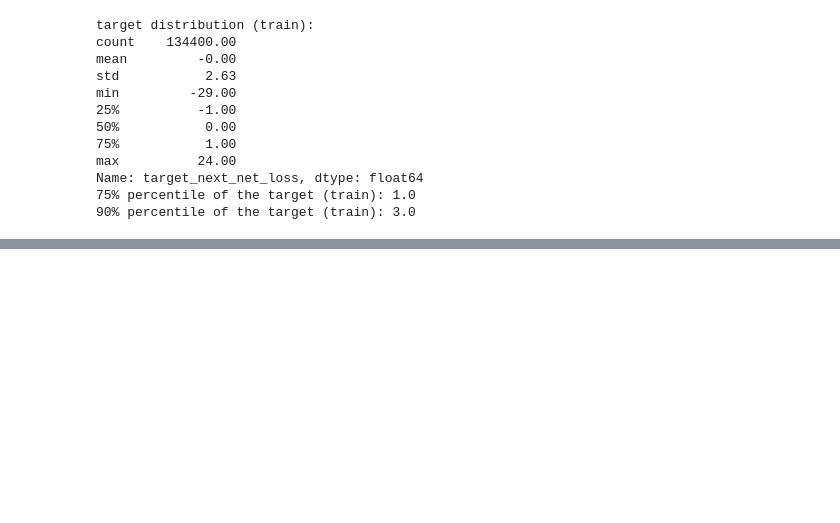
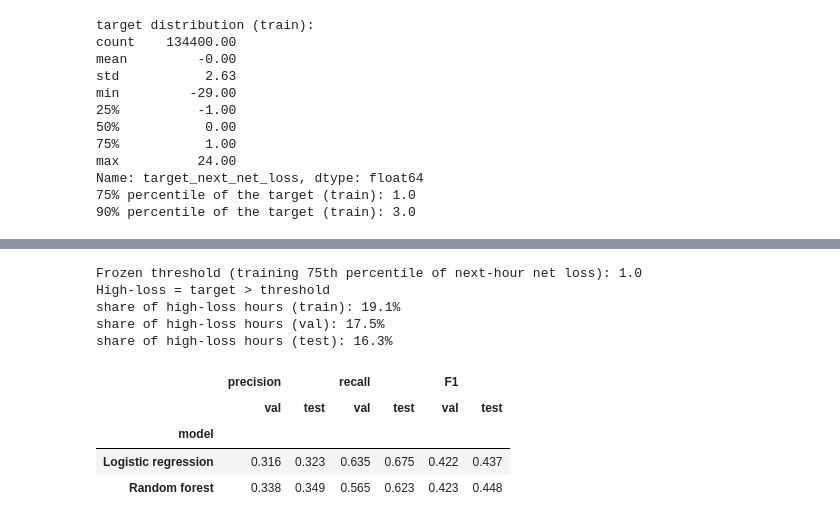
Before and after one commit to AymBohs/bike-station-prediction, a Jupyter notebook: mgsc_661_project.ipynb, the cells around one changed output, grey strips where cells are left out. Cells and saved outputs as stored; diff of their text form; code cells hidden in the pictures; blank space fills up the shorter version.

```diff
--- a/mgsc_661_project.ipynb
+++ b/mgsc_661_project.ipynb
@@ -460,0 +622,60 @@ Name: target_next_net_loss, dtype: float64
+# %%
+threshold = float(y_train.quantile(0.75))
+print(f"Frozen threshold (training 75th percentile of next-hour net loss): {threshold:.1f}")
+print("High-loss = target > threshold")
+
+y_train_cls = (y_train > threshold).astype(int)
+y_val_cls = (y_val > threshold).astype(int)
+y_test_cls = (y_test > threshold).astype(int)
+for name, y in [("train", y_train_cls), ("val", y_val_cls), ("test", y_test_cls)]:
+    print(f"share of high-loss hours ({name}): {y.mean():.1%}")
+
+log_clf = Pipeline([
+    ("prep", linear_prep),
+    ("model", LogisticRegression(max_iter=1000, class_weight="balanced")),
+])
+rf_clf = Pipeline([
+    ("prep", tree_prep),
+    ("model", RandomForestClassifier(
+        n_estimators=100, max_depth=14, min_samples_leaf=10,
+        class_weight="balanced_subsample", n_jobs=-1, random_state=42,
+    )),
+])
+log_clf.fit(X_train, y_train_cls)
+rf_clf.fit(X_train, y_train_cls)
+
+def classification_table(splits):
+    rows = []
+    for split, y, X in splits:
+        for name, model in [("Logistic regression", log_clf), ("Random forest", rf_clf)]:
+            pred = model.predict(X)
+            rows.append({
+                "model": name,
+                "split": split,
+                "precision": precision_score(y, pred, zero_division=0),
+                "recall": recall_score(y, pred, zero_division=0),
+                "F1": f1_score(y, pred, zero_division=0),
+            })
+    table = pd.DataFrame(rows)
+    wide = table.pivot(index="model", columns="split", values=["precision", "recall", "F1"])
+    wide = wide.reindex(["Logistic regression", "Random forest"])
+    wide = wide.reindex(columns=pd.MultiIndex.from_product(
+        [["precision", "recall", "F1"], ["val", "test"]]))
+    return wide.round(3)
+
+classification_scores = classification_table([
+    ("val", y_val_cls, X_val),
+    ("test", y_test_cls, X_test),
+])
+classification_scores
+# %% [output]
+Frozen threshold (training 75th percentile of next-hour net loss): 1.0
+High-loss = target > threshold
+share of high-loss hours (train): 19.1%
+share of high-loss hours (val): 17.5%
+share of high-loss hours (test): 16.3%
+|  | precision |  | recall |  | F1 |  |
+|  | val | test | val | test | val | test |
+| model |  |  |  |  |  |  |
+| Logistic regression | 0.316 | 0.323 | 0.635 | 0.675 | 0.422 | 0.437 |
+| Random forest | 0.338 | 0.349 | 0.565 | 0.623 | 0.423 | 0.448 |
```
Also changed, not shown: parts of 16 cells of this notebook, 1 other file.
